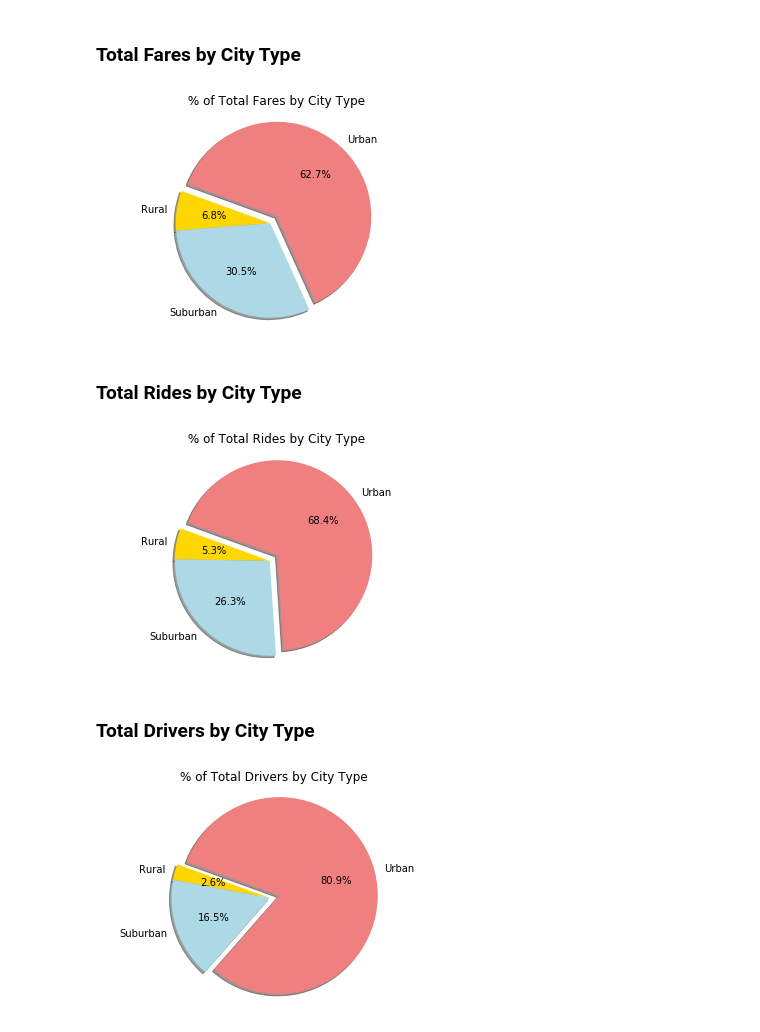
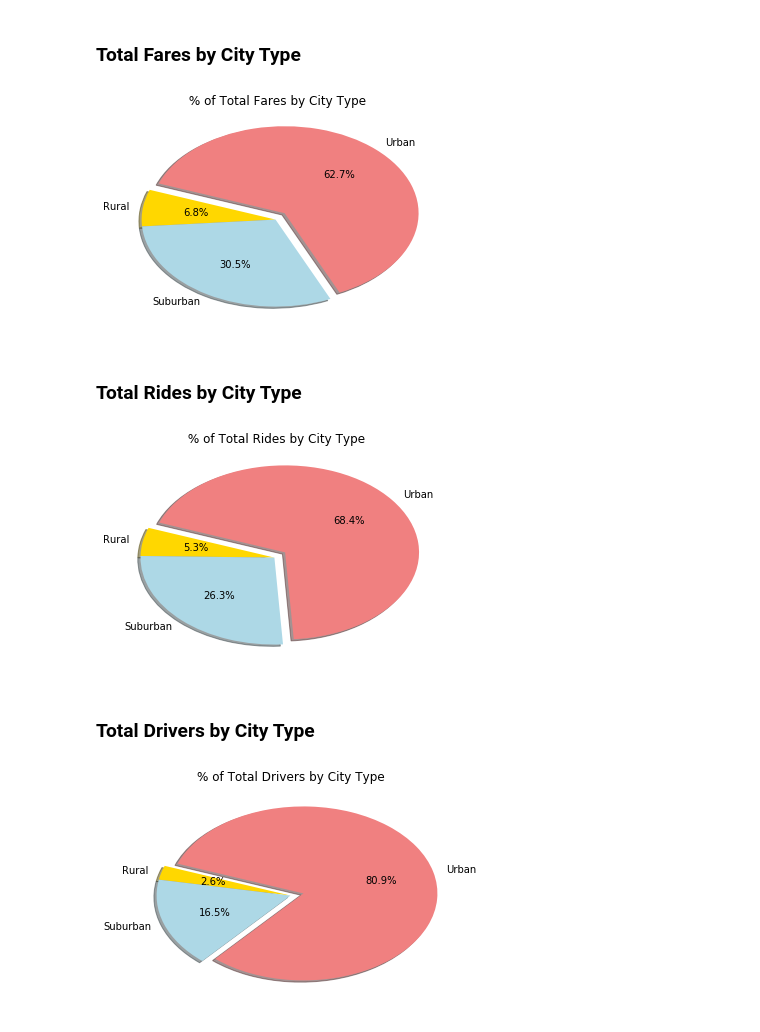
Before and after one commit to reemaratnani/Matplotlib, a Jupyter notebook: Pyber.ipynb, the cells around one changed output. Saved outputs shown, nothing was run; the diff lists cells and outputs as text; code cells hidden in the pictures.

```diff
--- a/Pyber.ipynb
+++ b/Pyber.ipynb
@@ -45,38 +47,35 @@ plt.show()
 # %% [markdown]
 ### Total Fares by City Type
 # %%
+# Grouped data by  3 types of city to get the total fare and total ride by city type
 grouped_type = combined_data.groupby('type')
 total_fare = grouped_type['fare'].sum()
-percent_fare = round(total_fare*100/total_fare.sum(), 1)
-labels = percent_fare.index
+# percent_fare = round(total_fare*100/total_fare.sum(), 1)
+labels = total_fare.index
 colors =["gold", "lightblue","lightcoral"]
 explode= (0, 0, 0.1)
-plt.pie(percent_fare, labels=labels, colors= colors,autopct='%0.1f%%', explode = explode, shadow= True, startangle=160 )
+plt.pie(total_fare, labels=labels, colors= colors,autopct='%0.1f%%', explode = explode, shadow= True, startangle=160 )
 plt.title(" % of Total Fares by City Type")
-plt.axis('equal')
 plt.show()
 # %% [output]
-[figure, old version]
+[figure, new version]
 # %% [markdown]
 ### Total Rides by City Type
 # %%
 total_ride = grouped_type['type'].count()
-percent_ride = round(total_ride*100/total_ride.sum(), 1)
-plt.pie(percent_ride, labels=labels, colors= colors, autopct='%0.1f%%', explode= explode, shadow= True, startangle=160 )
-plt.axis('equal')
+plt.pie(total_ride, labels=labels, colors= colors, autopct='%0.1f%%', explode= explode, shadow= True, startangle=160 )
 plt.title(" % of Total Rides by City Type")
 plt.show()
 # %% [output]
-[figure, old version]
+[figure, new version]
 # %% [markdown]
 ### Total Drivers by City Type
 # %%
+# Reset the index of driver df to group again by city type then get the total drivers
 total_driver = driver_count.reset_index()
 total_driver = total_driver.groupby('type')['driver count'].sum()
-percent_driver = round(total_driver*100/total_driver.sum(), 1)
-plt.pie(percent_driver, labels = labels, colors= colors, autopct='%0.1f%%', explode= explode, shadow= True, startangle=160)
+plt.pie(total_driver, labels = labels, colors= colors, autopct='%0.1f%%', explode= explode, shadow= True, startangle=160)
 plt.title("% of Total Drivers by City Type")
-plt.axis('equal')
 plt.show()
 # %% [output]
-[figure, old version]
+[figure, new version]
```
Also changed, not shown: parts of 2 cells of this notebook.
